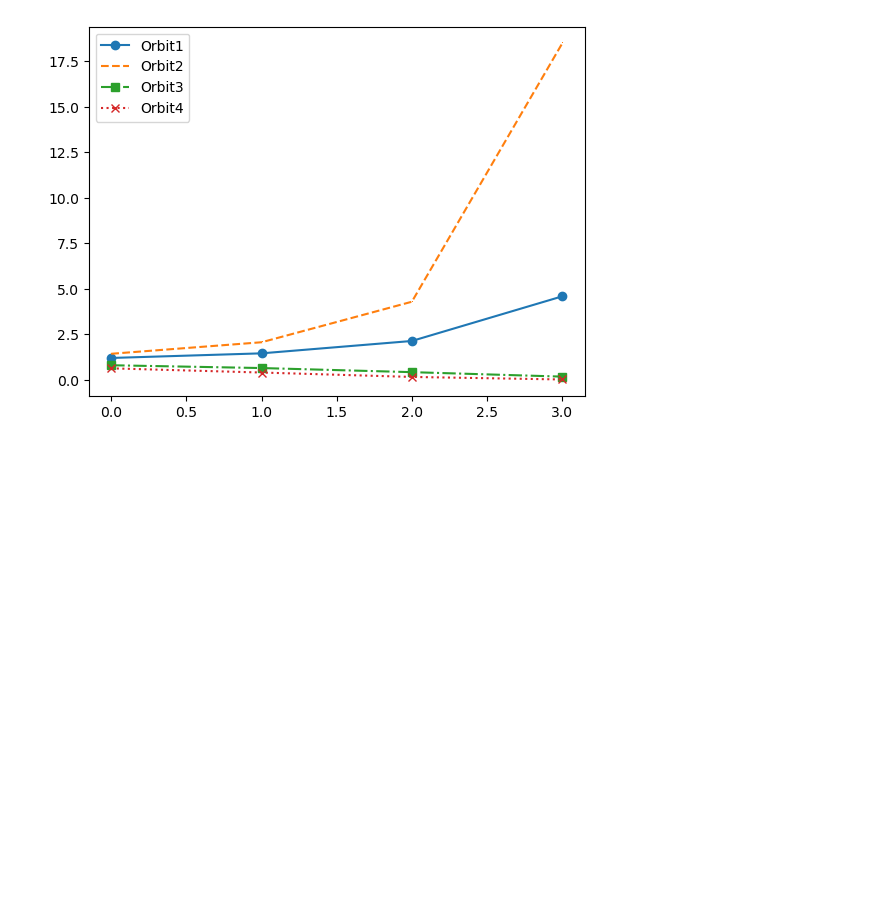
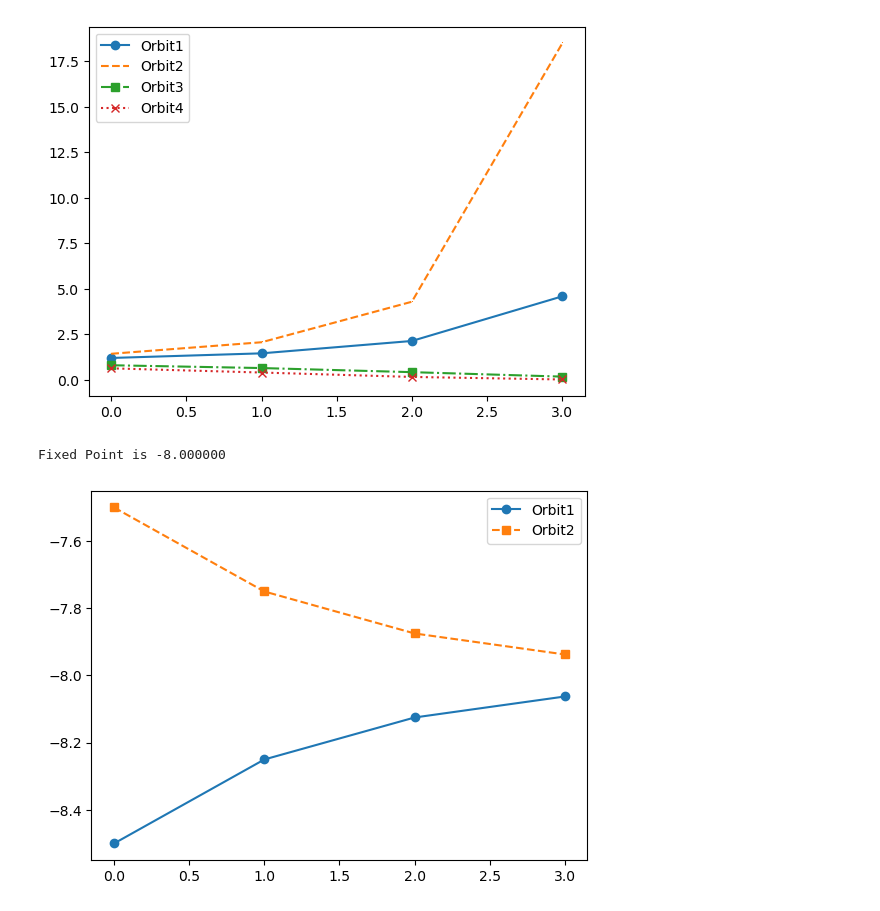
Before and after one commit to jayanthbagare/dynamical_systems_chaos, a Jupyter notebook: fixed_point_stability/fps1.ipynb, the cells around one changed output. Cells and saved outputs as stored; diff of their text form; code cells hidden in the pictures; blank space fills up the shorter version.

Commit message:
added calculating fixed point and stability for an equation

```diff
--- a/fixed_point_stability/fps1.ipynb
+++ b/fixed_point_stability/fps1.ipynb
@@ -25,3 +25,39 @@ plt.legend()
 plt.show()
 # %% [output]
 [figure]
+# %%
+# Now a function to get the fixed point as well as determine the stability
+import scipy.optimize as opt
+
+def gfunc(x):
+    return ((x/2) - 4)
+
+#Get the fixed point such that x\2 -4 = x
+fixed_point = opt.fixed_point(gfunc,0)
+# %%
+def stability_check():
+    from sympy import symbols, solve
+    l1= []
+    l2 = []
+    seed1 = fixed_point - 1
+    seed2 = fixed_point + 1
+    x = symbols('x')
+    expr = gfunc(x)
+    i1 = seed1
+    i2 = seed2
+    for i in range(4):
+        i1 = expr.subs([(x,i1)])
+        l1.append(i1)
+        i2 = expr.subs([(x,i2)])
+        l2.append(i2)
+    t = [0,1,2,3]
+    print("Fixed Point is %f" %fixed_point)
+    plt.plot(t,l1,label="Orbit1",linestyle='-',marker='o')
+    plt.plot(t,l2,label="Orbit2",linestyle='--',marker='s')
+    plt.legend()
+    plt.show()
+# %%
+stability_check()
+# %% [output]
+Fixed Point is -8.000000
+[figure, added]
```
